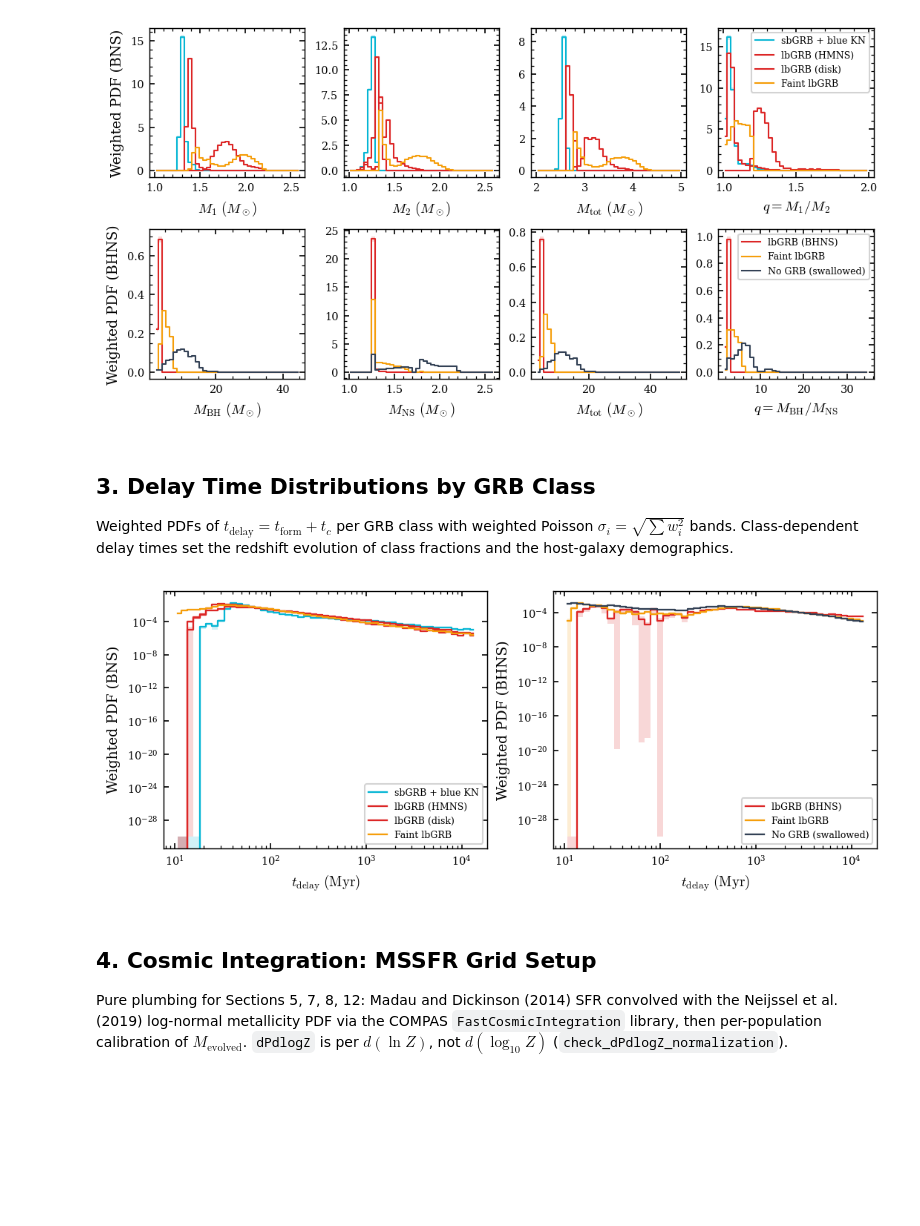
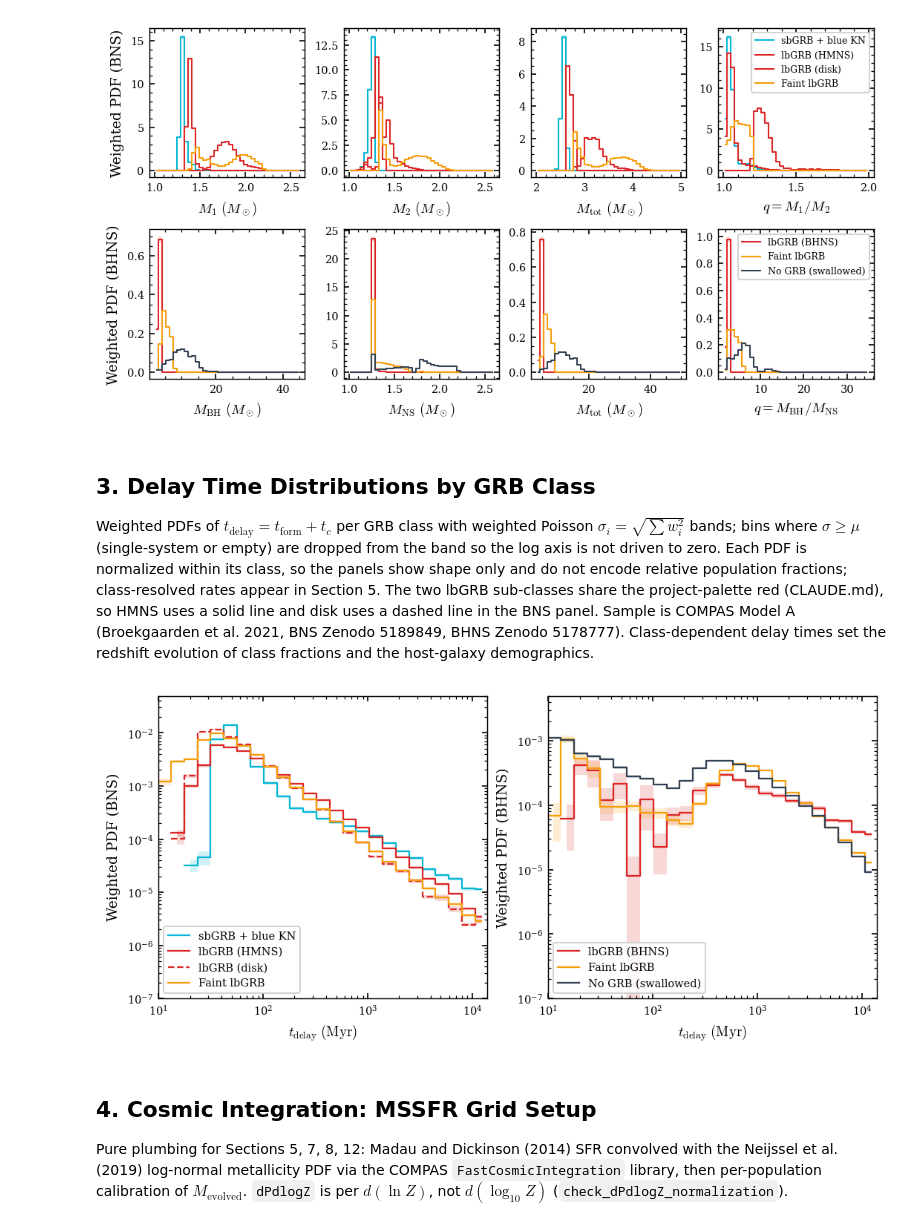
Before and after one commit to jorodgrz/GRBproject, a Jupyter notebook: grb_main.ipynb, the cells around one changed output. Drawn from its saved outputs; the diff is of its cells as text; code cells hidden in the pictures; blank space fills up the shorter version.

```diff
--- a/grb_main.ipynb
+++ b/grb_main.ipynb
@@ -462,45 +460,69 @@ plt.show()
 # %% [markdown]
 ## 3. Delay Time Distributions by GRB Class
 
-Weighted PDFs of $t_\mathrm{delay} = t_\mathrm{form} + t_c$ per GRB class with weighted Poisson $\sigma_i = \sqrt{\sum w_i^2}$ bands. Class-dependent delay times set the redshift evolution of class fractions and the host-galaxy demographics.
+Weighted PDFs of $t_\mathrm{delay} = t_\mathrm{form} + t_c$ per GRB class with weighted Poisson $\sigma_i = \sqrt{\sum w_i^2}$ bands; bins where $\sigma \geq \mu$ (single-system or empty) are dropped from the band so the log axis is not driven to zero. Each PDF is normalized within its class, so the panels show shape only and do not encode relative population fractions; class-resolved rates appear in Section 5. The two lbGRB sub-classes share the project-palette red (CLAUDE.md), so HMNS uses a solid line and disk uses a dashed line in the BNS panel. Sample is COMPAS Model A (Broekgaarden et al. 2021, BNS Zenodo 5189849, BHNS Zenodo 5178777). Class-dependent delay times set the redshift evolution of class fractions and the host-galaxy demographics.
 # %%
-bins_delay = np.logspace(np.log10(10), np.log10(14000), 50)
-fig, (ax1, ax2) = plt.subplots(1, 2, figsize=(7.0, 2.8),
+# Lower bin start to 3 Myr so the rising edge of the population (t ~ 5 Myr for
+# CE-driven binaries) is shown rather than clipped at the bin wall.  Coarser
+# 30 bins kill the single-system spikes that dominated the rare-class panels.
+bins_delay = np.logspace(np.log10(3.0), np.log10(14000), 30)
+fig, (ax1, ax2) = plt.subplots(1, 2, figsize=(7.0, 3.2),
                                constrained_layout=True)
 
-for lbl, mask, c in bns_classes:
-    h = _weighted_hist_pdf(delay_bns, mask, w_bns, bins_delay)
+# Linestyle distinguishes lbGRB (HMNS) from lbGRB (disk): both share the
+# project-palette red (CLAUDE.md: C_LB_HMNS == C_LB_DISK == '#DC2626'), so
+# they overplot if drawn solid in the same panel.
+bns_classes_dly = [
+    ('sbGRB + blue KN',  sbGRB_blue,    C_SB_BLUE,  '-'),
+    ('lbGRB (HMNS)',     lbGRB_hmns,    C_LB_HMNS,  '-'),
+    ('lbGRB (disk)',     lbGRB_disk,    C_LB_DISK,  '--'),
+    ('Faint lbGRB',      bns_faint_lb,  C_FAINT,    '-'),
+]
+bhns_classes_dly = [
+    ('lbGRB (BHNS)',        bhns_long,     C_LONG_BH,   '-'),
+    ('Faint lbGRB',         bhns_faint_lb, C_FAINT_BH,  '-'),
+    ('No GRB (swallowed)',  bhns_no_grb,   C_NO_GRB,    '-'),
+]
+
+def _draw_dly(ax, data, mask, w, bins, color, label, ls):
+    h = _weighted_hist_pdf(data, mask, w, bins)
     if h is None:
-        continue
+        return
     x, mu, sig = h
-    ax1.fill_between(x, np.maximum(mu - sig, 1e-30), mu + sig, color=c,
-                     alpha=0.18, step='mid', linewidth=0)
-    ax1.step(x, mu, where='mid', color=c, lw=1.1, label=lbl)
-ax1.set_xscale('log')
-ax1.set_yscale('log')
-ax1.set_xlabel(r'$t_\mathrm{delay}\ (\mathrm{Myr})$')
-ax1.set_ylabel('Weighted PDF (BNS)')
-ax1.legend(fontsize=6, loc='lower right', framealpha=0.85)
+    # For weighted Poisson sigma_i = sqrt(sum w_i^2) any single-system bin has
+    # sigma == mu exactly, so mu - sig collapses to zero on a log axis.  Drop
+    # the band in those bins (and where the bin is empty) instead of clipping
+    # to a sentinel; the central PDF is still drawn.
+    band_ok = (sig < mu) & (mu > 0)
+    mu_plot = np.where(mu > 0, mu, np.nan)
+    band_lo = np.where(band_ok, mu - sig, np.nan)
+    band_hi = np.where(band_ok, mu + sig, np.nan)
+    ax.fill_between(x, band_lo, band_hi, color=color, alpha=0.18,
+                    step='mid', linewidth=0)
+    ax.step(x, mu_plot, where='mid', color=color, lw=1.1, ls=ls, label=label)
 
-for lbl, mask, c in bhns_classes:
-    h = _weighted_hist_pdf(delay_bhns, mask, w_bhns, bins_delay)
-    if h is None:
-        continue
-    x, mu, sig = h
-    ax2.fill_between(x, np.maximum(mu - sig, 1e-30), mu + sig, color=c,
-                     alpha=0.18, step='mid', linewidth=0)
-    ax2.step(x, mu, where='mid', color=c, lw=1.1, label=lbl)
-ax2.set_xscale('log')
-ax2.set_yscale('log')
-ax2.set_xlabel(r'$t_\mathrm{delay}\ (\mathrm{Myr})$')
-ax2.set_ylabel('Weighted PDF (BHNS)')
-ax2.legend(fontsize=6, loc='lower right', framealpha=0.85)
+for lbl, mask, c, ls in bns_classes_dly:
+    _draw_dly(ax1, delay_bns, mask, w_bns, bins_delay, c, lbl, ls)
+for lbl, mask, c, ls in bhns_classes_dly:
+    _draw_dly(ax2, delay_bhns, mask, w_bhns, bins_delay, c, lbl, ls)
+
+# BNS Faint lbGRB and sbGRB peaks reach ~1.5e-2 near t ~ 30 Myr; BHNS peaks
+# are an order of magnitude lower, so per-panel ylim with separate ceilings.
+for ax, ylab, ymax in ((ax1, 'Weighted PDF (BNS)',  5e-2),
+                       (ax2, 'Weighted PDF (BHNS)', 5e-3)):
+    ax.set_xscale('log')
+    ax.set_yscale('log')
+    ax.set_xlim(1e1, bins_delay[-1])
+    ax.set_ylim(1e-7, ymax)
+    ax.set_xlabel(r'$t_\mathrm{delay}\ (\mathrm{Myr})$')
+    ax.set_ylabel(ylab)
+    ax.legend(fontsize=7, loc='lower left', framealpha=0.85)
 
 fig.savefig('Plots/delay_time_distributions.png', dpi=300)
 fig.savefig('Plots/delay_time_distributions.pdf')
 plt.show()
 # %% [output]
-[figure, old version]
+[figure, new version]
 # %% [markdown]
 ## 4. Cosmic Integration: MSSFR Grid Setup
 
```
Also changed, not shown: parts of 23 cells of this notebook, 5 other files.
